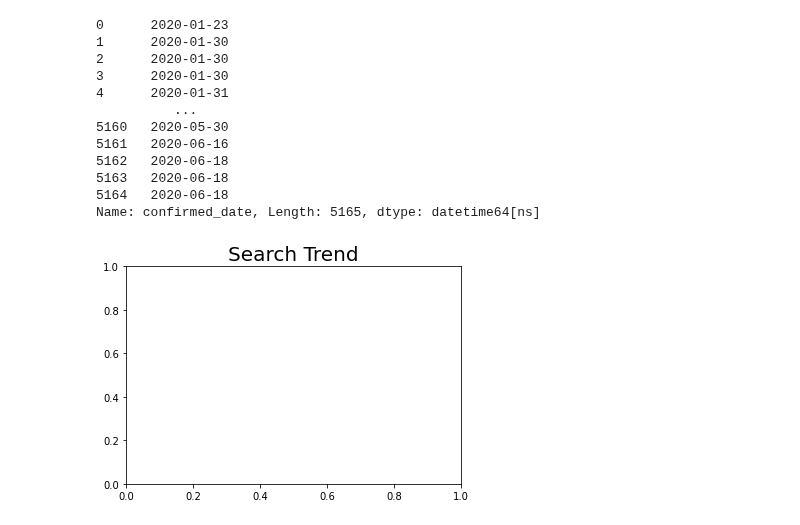
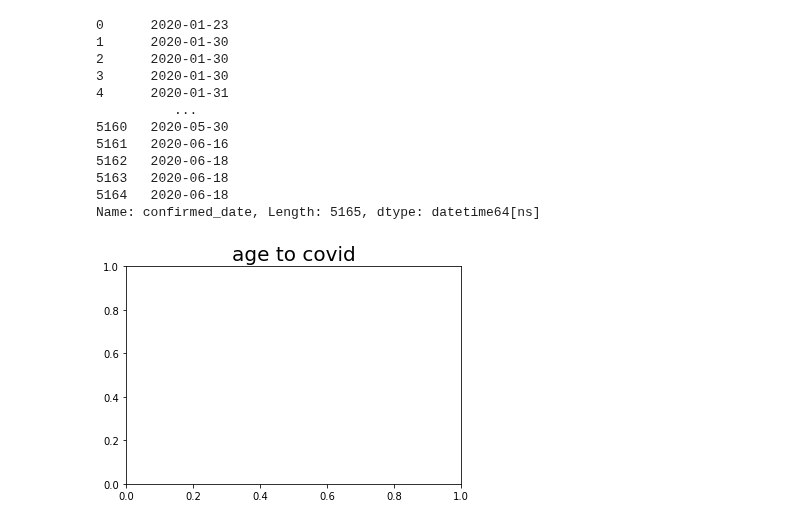
Before and after one commit to zzozzo/Datathon, a Jupyter notebook: ohjihoon.ipynb, the cells around one changed output. Cells and saved outputs as stored; diff of their text form; code cells hidden in the pictures.

```diff
--- a/ohjihoon.ipynb
+++ b/ohjihoon.ipynb
@@ -116,19 +116,19 @@ import pandas as pd
 # %%
 import matplotlib.pyplot as plt
 %matplotlib inline
 
 # 그래프 데이터
 y_val = len(PI_df.groupby('age').get_group('20s'))
 x_val = pd.to_datetime(PI_df['confirmed_date'], format = '%Y-%m-%d')
 
 
-ax.plot(x_val,marker='o',label='cold') ## 선그래프 생성
+ax.plot(y_val,marker='o',label='age') ## 선그래프 생성
 
 
 ax.legend() ## 범례
-plt.title('Search Trend',fontsize=20)
+plt.title('age to covid',fontsize=20)
 # 보여주기
 
 plt.show()                    # 그래프를 화면으로 출력
 # %% [output]
-[figure, old version]
+[figure, new version]
```
Also changed, not shown: parts of 1 cell of this notebook.
